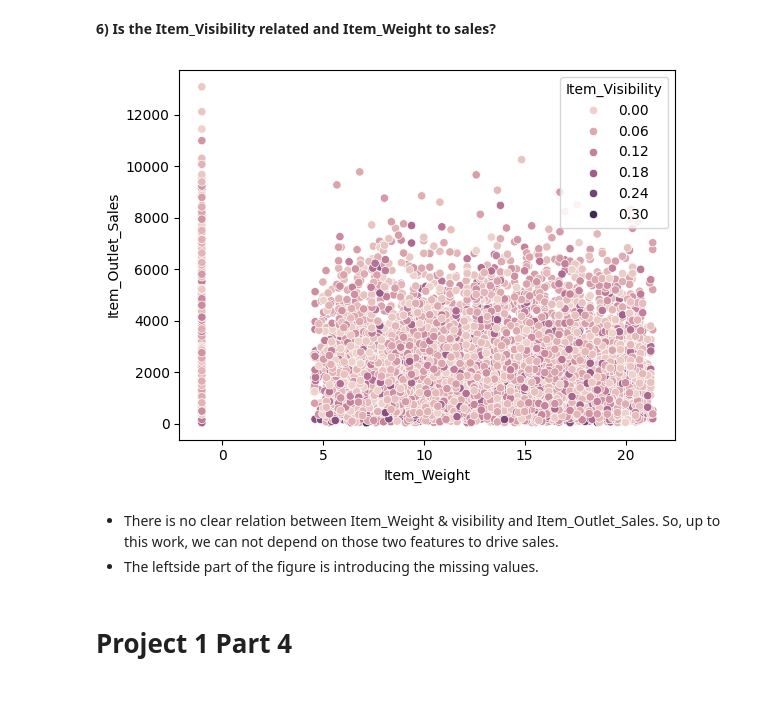
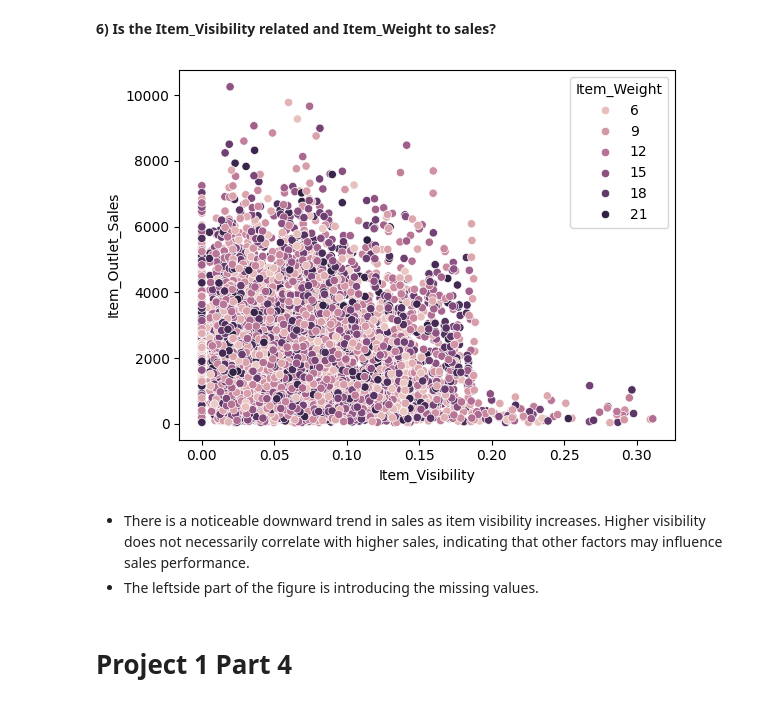
Before and after one commit to WaelAboudi/Prediction-of-Product-Sales, a Jupyter notebook: Prediction_of_product_sales_Project_Part_4.ipynb, the cells around one changed output. Drawn from its saved outputs; the diff is of its cells as text; code cells hidden in the pictures.

```diff
--- a/Prediction_of_product_sales_Project_Part_4.ipynb
+++ b/Prediction_of_product_sales_Project_Part_4.ipynb
@@ -58,7 +58,7 @@ Drive already mounted at /content/drive; to attempt to forcibly remount, call dr
 # %%
 from google.colab import drive
 drive.mount('/content/drive')
-fpath='/content/drive/MyDrive/StudentFolders16wk24wk/CodingDojo/01-Fundamentals/Week02/Data/sales_predictions_2023.csv'
+fpath='/content/drive/MyDrive/CodingDojo/01-Fundamentals/Week02/Data/sales_predictions_2023.csv'
 # %% [output]
 Drive already mounted at /content/drive; to attempt to forcibly remount, call drive.mount("/content/drive", force_remount=True).
 # %%
@@ -536,12 +540,12 @@ Somehow, it is a very week negative relation beween establishment year and sales
 **6) Is the Item_Visibility related and Item_Weight to sales?**
 # %%
 #Create a scatter plot for Item_Visibility related and Item_Weight to sales and Item_Outlet_Sales
-ax=sns.scatterplot(data=df, x="Item_Weight", y="Item_Outlet_Sales", hue="Item_Visibility")
+ax=sns.scatterplot(data=df, x="Item_Visibility", y="Item_Outlet_Sales", hue="Item_Weight")
 # %% [output]
-[figure, old version]
+[figure, new version]
-# %% [markdown]
- - There is no clear relation between Item_Weight & visibility and Item_Outlet_Sales. So, up to this work, we can not depend on those two features to drive sales.
-  - The leftside part of the figure is introducing the missing values.
+# %% [markdown]
+ -  There is a noticeable downward trend in sales as item visibility increases. Higher visibility does not necessarily correlate with higher sales, indicating that other factors may influence sales performance.
+  - The leftside part of the figure is introducing the missing values.
 # %% [markdown]
 # **Project 1 Part 4**
 # %% [markdown]
```
Also changed, not shown: parts of 33 cells of this notebook.
